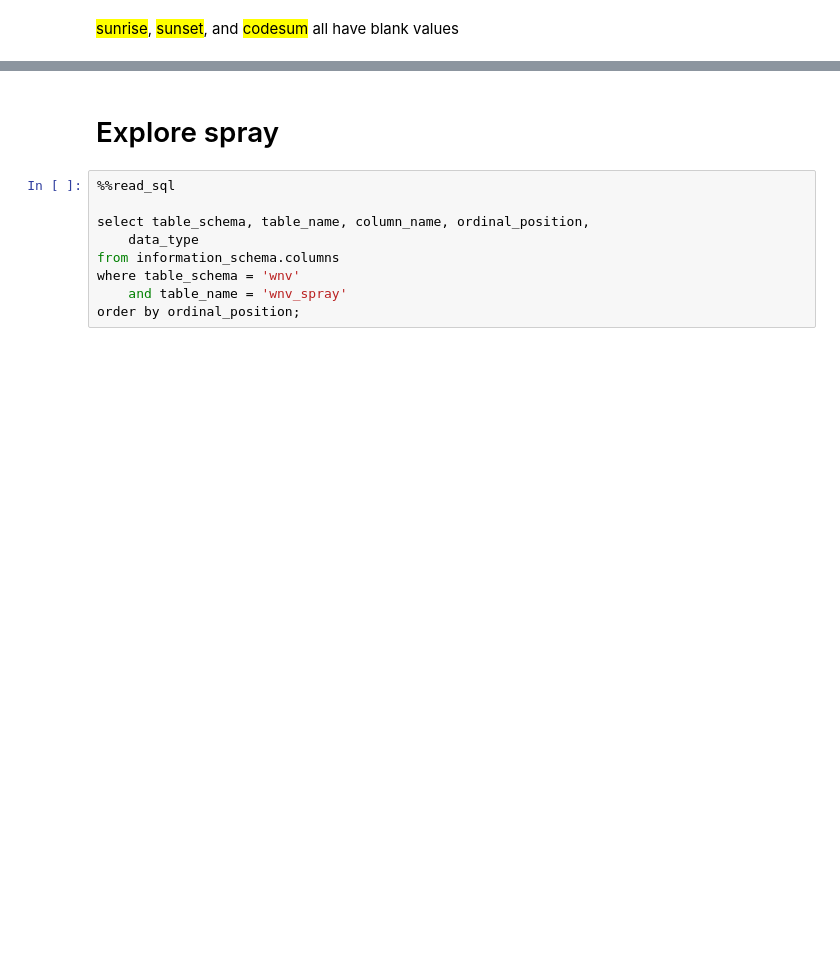
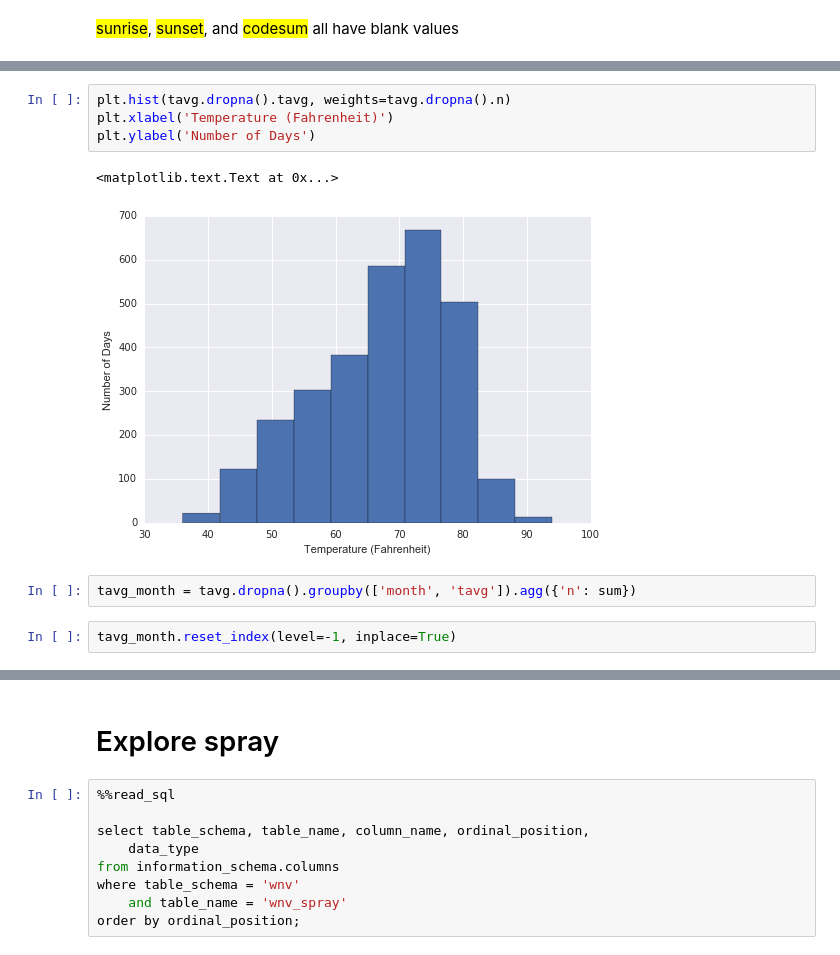
Before and after one commit to crawles/data-science-training, a Jupyter notebook: src/wnv_data_exploration.ipynb, the cells around one changed output, grey strips where cells are left out. Cells and saved outputs as stored; diff of their text form; blank space fills up the shorter version.

```diff
--- a/src/wnv_data_exploration.ipynb
+++ b/src/wnv_data_exploration.ipynb
@@ -586,0 +621,11 @@ Query executed in 0.00 m
+# %%
+plt.hist(tavg.dropna().tavg, weights=tavg.dropna().n)
+plt.xlabel('Temperature (Fahrenheit)')
+plt.ylabel('Number of Days')
+# %% [output]
+<matplotlib.text.Text at 0x...>
+[figure, added]
+# %%
+tavg_month = tavg.dropna().groupby(['month', 'tavg']).agg({'n': sum})
+# %%
+tavg_month.reset_index(level=-1, inplace=True)
```
Also changed, not shown: parts of 66 cells of this notebook.
